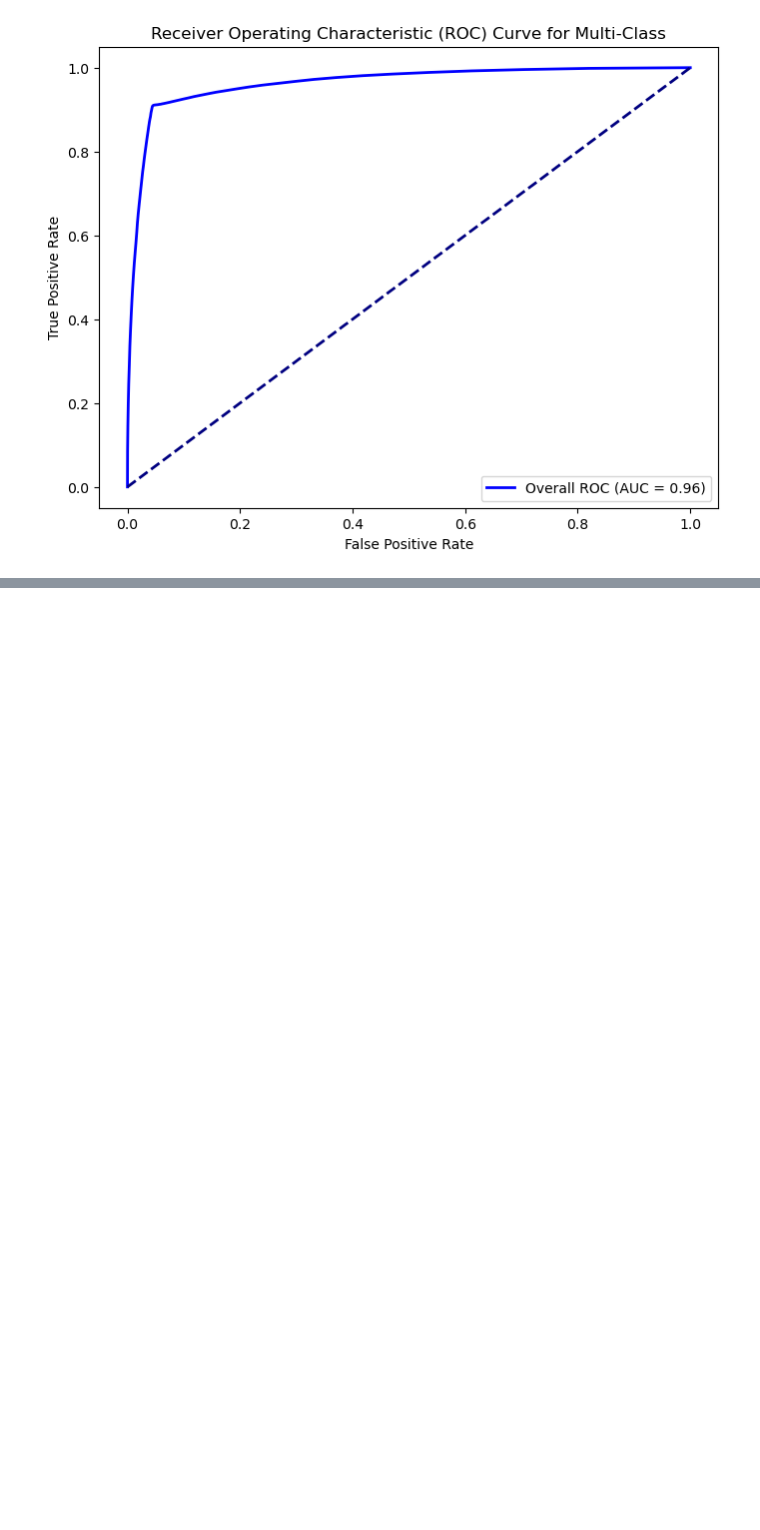
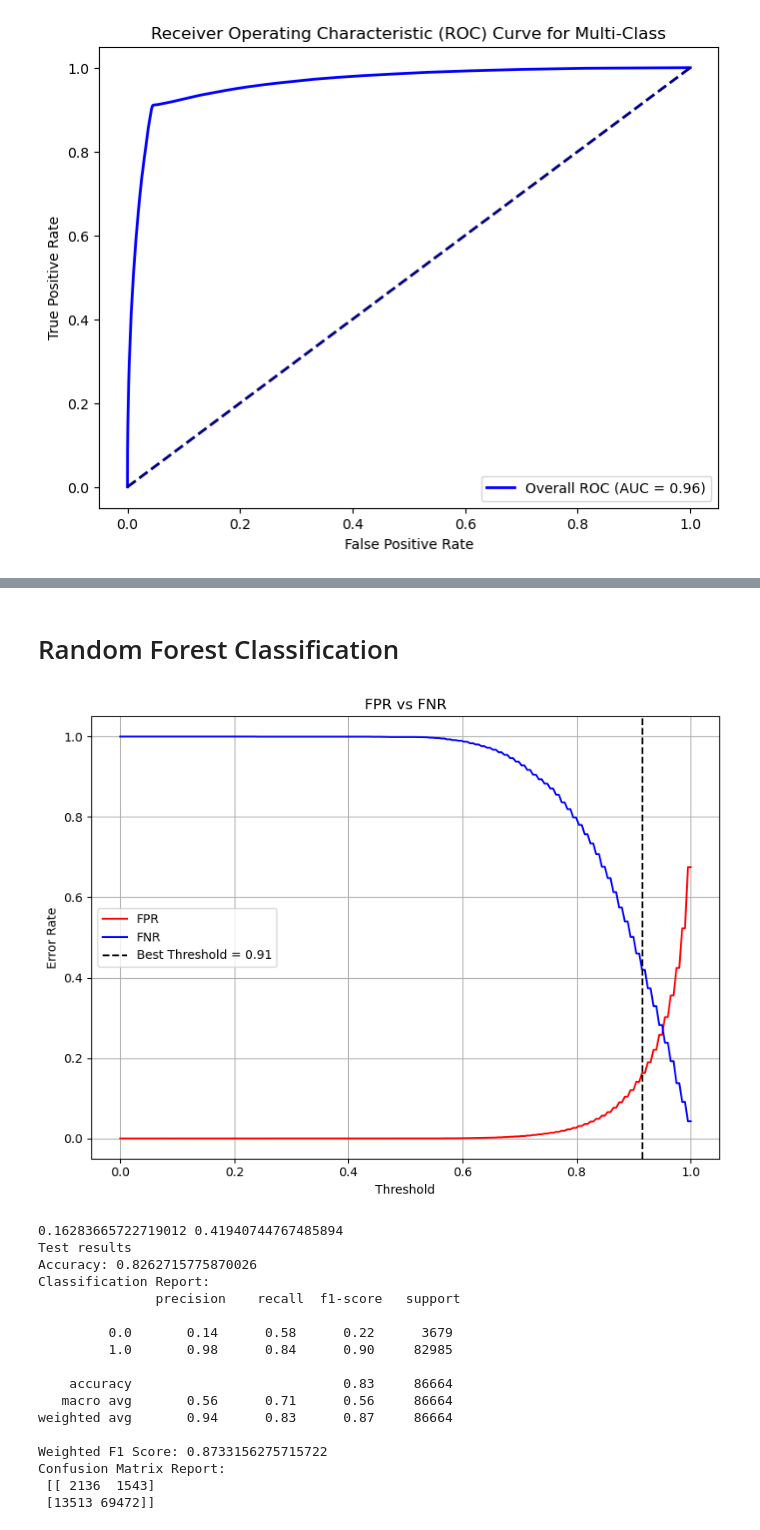
Before and after one commit to stephanieajah/Predicting-Diabetes-and-Potential-Comorbidities-with-Machine-Learning, a Jupyter notebook: main.ipynb, the cells around one changed output, grey strips where cells are left out. Saved outputs shown, nothing was run; the diff lists cells and outputs as text; code cells hidden in the pictures; blank space fills up the shorter version.

```diff
--- a/main.ipynb
+++ b/main.ipynb
@@ -2186,3 +2234,52 @@ plt.show();
+# %% [markdown]
+# Random Forest Classification
+# %%
+##########################################################################################
+# Train your final model on the entire training set
+model_rf.fit(x_train, y_train_bin)
+
+# Predict probabilities on the test set
+test_probs = model_rf.predict_proba(x_test)[:, 1]
+
+threshold, fpr_val, fnr_val = fast_balanced_threshold(y_test_bin, test_probs, max_fpr=0.17)
+
+# 0.20
+
+print(fpr_val, fnr_val)
+
+y_test_pred = (test_probs >= threshold).astype(int)
+
+# Compute metrics
+acc = accuracy_score(y_test_bin, y_test_pred)
+report = classification_report(y_test_bin, y_test_pred)
+matrix = confusion_matrix(y_test_bin, y_test_pred)
+f1 = f1_score(y_test_bin, y_test_pred, average='weighted')
+
+
+print("Test results")
+print("Accuracy:", acc)
+print("Classification Report:\n", report)
+print("Weighted F1 Score:", f1)
+print("Confusion Matrix Report:\n", matrix)
+# %% [output]
+[figure, added]
+0.16283665722719012 0.41940744767485894
+Test results
+Accuracy: 0.8262715775870026
+Classification Report:
+               precision    recall  f1-score   support
+
+         0.0       0.14      0.58      0.22      3679
+         1.0       0.98      0.84      0.90     82985
+
+    accuracy                           0.83     86664
+   macro avg       0.56      0.71      0.56     86664
+weighted avg       0.94      0.83      0.87     86664
+
+Weighted F1 Score: 0.8733156275715722
+Confusion Matrix Report:
+ [[ 2136  1543]
+ [13513 69472]]
 # %%
 
 # # Define evaluation metrics (using macro averaging to account for imbalanced classes)
```
Also changed, not shown: parts of 31 cells of this notebook, 2 other files.
